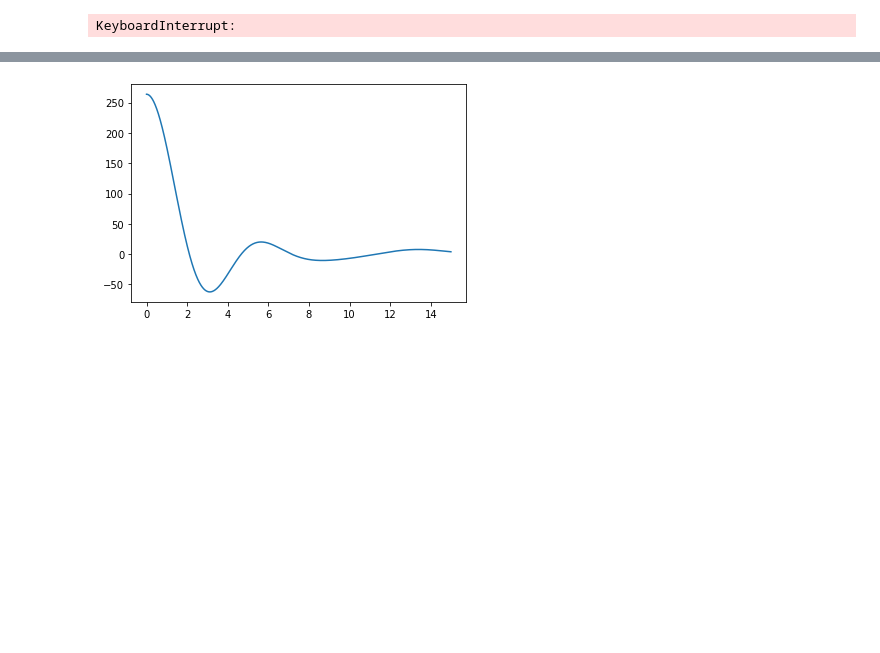
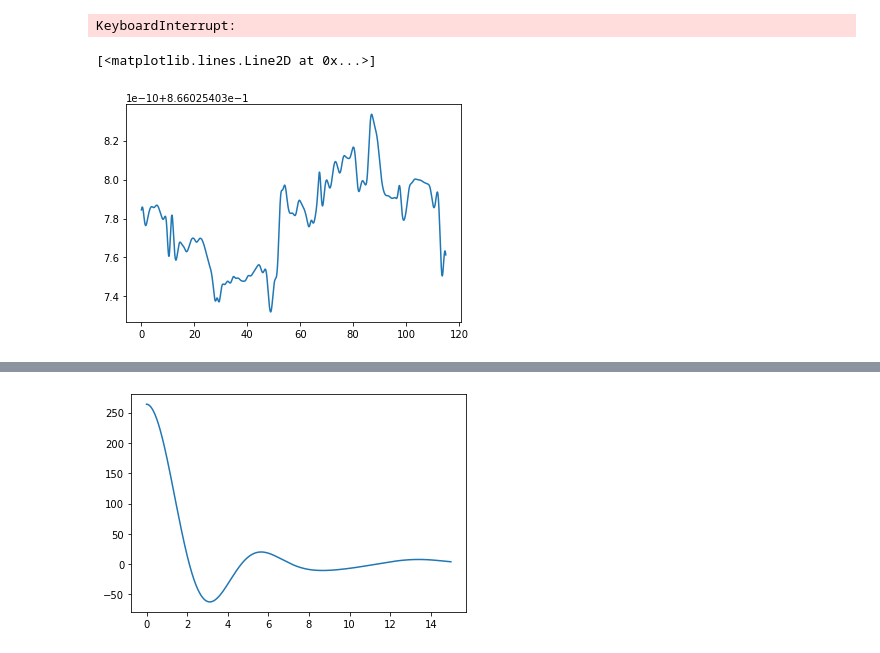
Before and after one commit to DecemberFlower/NMR_practice, a Jupyter notebook: Homework8(2, 3).ipynb, the cells around one changed output, grey strips where cells are left out. Saved outputs shown, nothing was run; the diff lists cells and outputs as text; code cells hidden in the pictures; blank space fills up the shorter version.

```diff
--- a/Homework8(2, 3).ipynb
+++ b/Homework8(2, 3).ipynb
@@ -41,9 +41,17 @@ def Mx(t, h, a):
     for i in a:
         b = 0
         for j in range(11):
-            b += i[3 * j + 1]
+            b += i[3 * j]
         y.append(b)
     return y
+# %%
+def splen(t, h, a):
+    y = []
+    b = 0
+    for i in a:
+        b = (i[0] ** 2 + i[1] ** 2 + i[2] ** 2) ** 0.5
+        y.append(b)
+    return y
 # %%
 def f(T, t, h, M):
     a = []
@@ -70,3 +78,19 @@ for k in range(100):
     F_mas.append(f_mas)
 # %% [output]
 KeyboardInterrupt:
+# %%
+x0 = 0
+y0 = np.zeros(33)
+for i in range(11):
+    r = 2 * (np.random.rand(3) - 0.5)
+    r = r / np.linalg.norm(r) * 3 ** 0.5 / 2
+    y0[3 * i] = r[0]
+    y0[3 * i + 1] = r[1]
+    y0[3 * i + 2] = r[2]
+t, a = runge(115, 0.01, x0, y0, sys_spin)
+M = Mx(115, 0.01, a)
+L = splen(115, 0.01, a)
+plt.plot(t, L)
+# %% [output]
+[<matplotlib.lines.Line2D at 0x...>]
+[figure, added]
```
Also changed, not shown: parts of 8 cells of this notebook.
